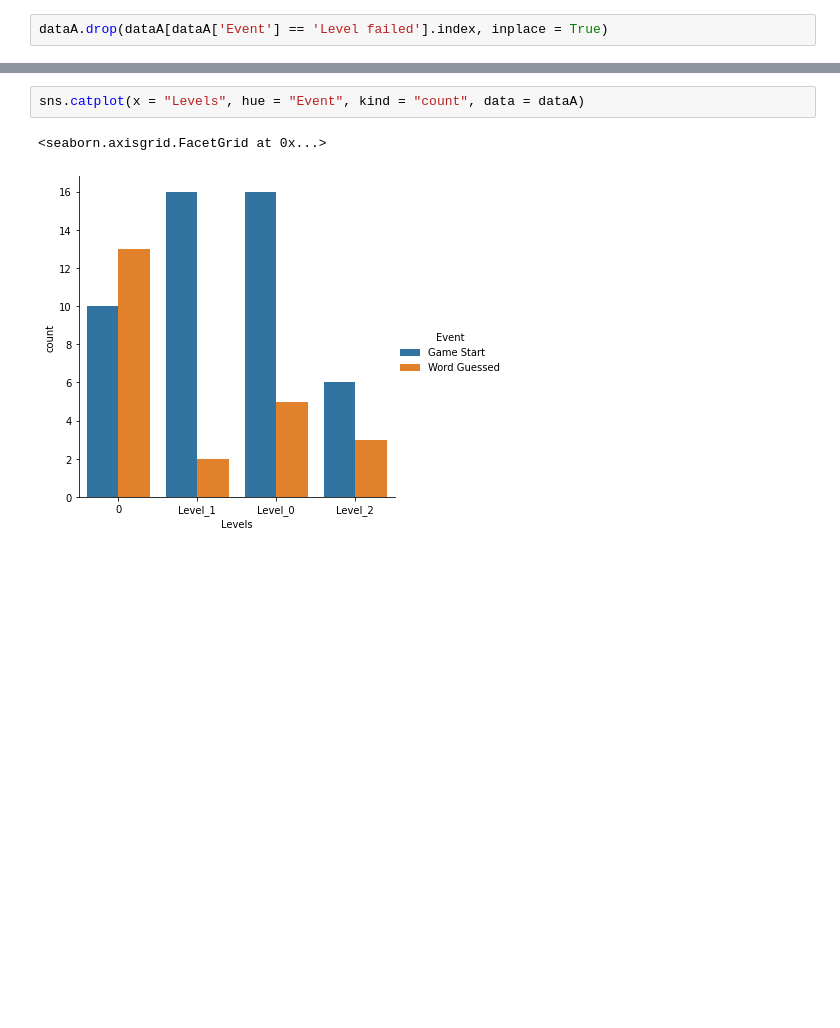
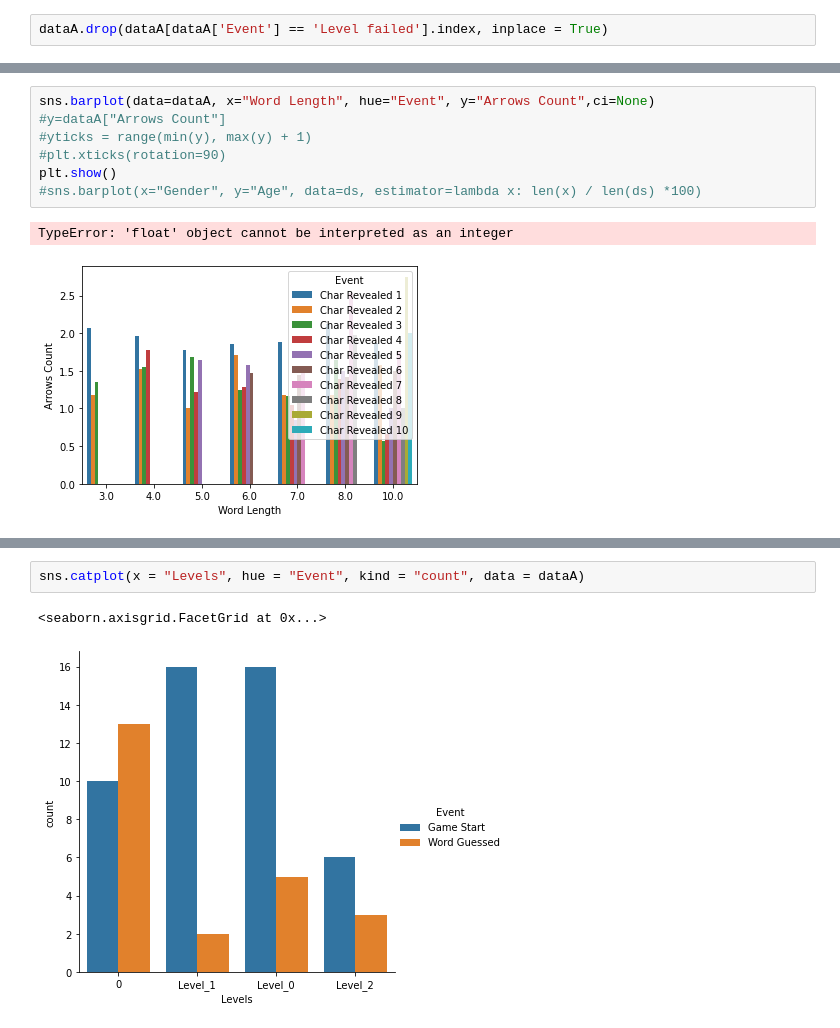
Before and after one commit to karvis9/CSCI526_Annex, a Jupyter notebook: analyticsgraph/webGLdataGraph1.ipynb, the cells around one changed output, grey strips where cells are left out. Cells and saved outputs as stored; diff of their text form; blank space fills up the shorter version.

```diff
--- a/analyticsgraph/webGLdataGraph1.ipynb
+++ b/analyticsgraph/webGLdataGraph1.ipynb
@@ -397,0 +416,10 @@ dataA
+# %%
+sns.barplot(data=dataA, x="Word Length", hue="Event", y="Arrows Count",ci=None)
+#y=dataA["Arrows Count"]
+#yticks = range(min(y), max(y) + 1)
+#plt.xticks(rotation=90)
+plt.show()
+#sns.barplot(x="Gender", y="Age", data=ds, estimator=lambda x: len(x) / len(ds) *100)
+# %% [output]
+TypeError: 'float' object cannot be interpreted as an integer
+[figure, added]
```
Also changed, not shown: parts of 15 cells of this notebook.
